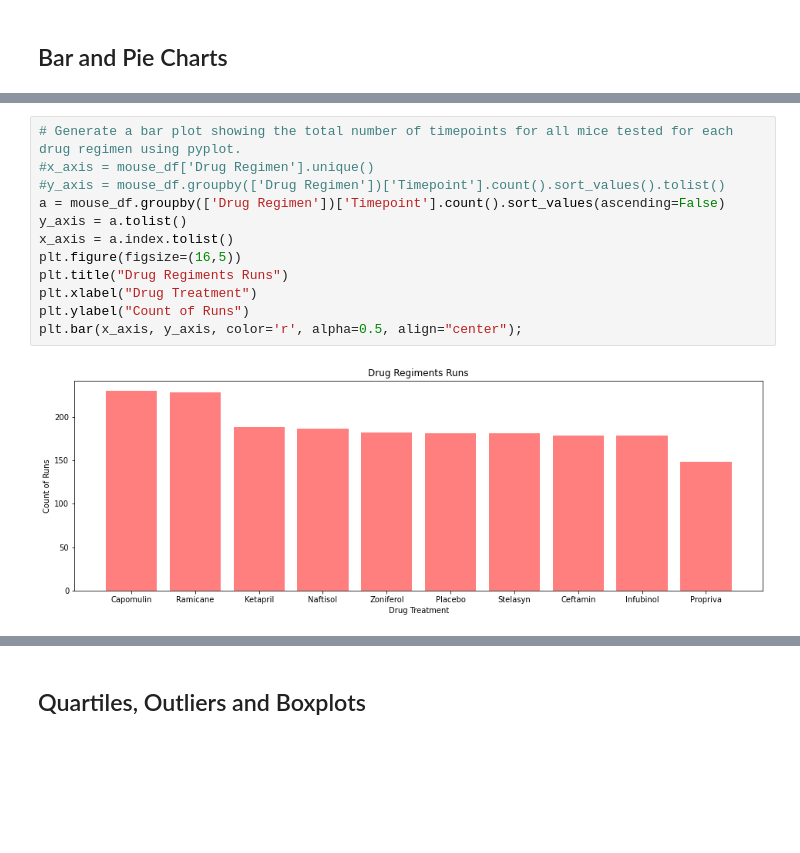
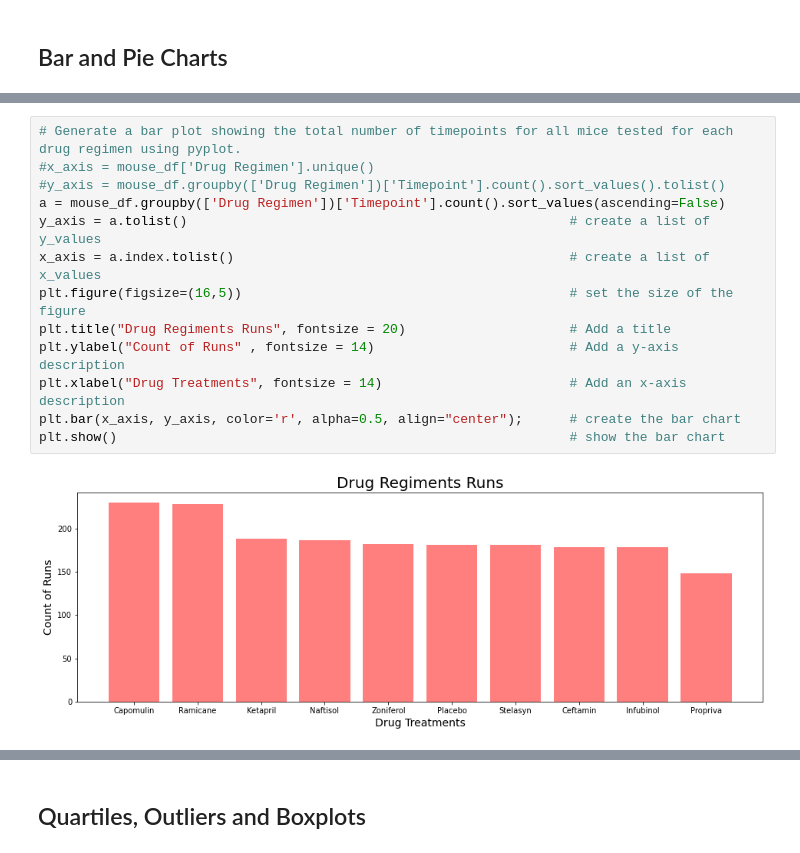
Before and after one commit to JeffPinegar/Python_ManCeuticals, a Jupyter notebook: JSP Pymaceuticals.ipynb, the cells around one changed output, grey strips where cells are left out. Cells and saved outputs as stored; diff of their text form; blank space fills up the shorter version.

```diff
--- a/JSP Pymaceuticals.ipynb
+++ b/JSP Pymaceuticals.ipynb
@@ -185,17 +183,18 @@ Text(0.5, 0, 'Drug Treatments')
 # %%
 # Generate a bar plot showing the total number of timepoints for all mice tested for each drug regimen using pyplot.
 #x_axis = mouse_df['Drug Regimen'].unique()
 #y_axis = mouse_df.groupby(['Drug Regimen'])['Timepoint'].count().sort_values().tolist()
 a = mouse_df.groupby(['Drug Regimen'])['Timepoint'].count().sort_values(ascending=False)
-y_axis = a.tolist()
-x_axis = a.index.tolist()
-plt.figure(figsize=(16,5))
-plt.title("Drug Regiments Runs")
-plt.xlabel("Drug Treatment")
-plt.ylabel("Count of Runs")
-plt.bar(x_axis, y_axis, color='r', alpha=0.5, align="center");
+y_axis = a.tolist()                                                 # create a list of y_values
+x_axis = a.index.tolist()                                           # create a list of x_values
+plt.figure(figsize=(16,5))                                          # set the size of the figure
+plt.title("Drug Regiments Runs", fontsize = 20)                     # Add a title
+plt.ylabel("Count of Runs" , fontsize = 14)                         # Add a y-axis description
+plt.xlabel("Drug Treatments", fontsize = 14)                        # Add an x-axis description
+plt.bar(x_axis, y_axis, color='r', alpha=0.5, align="center");      # create the bar chart
+plt.show()                                                          # show the bar chart
 # %% [output]
-[figure, old version]
+[figure, new version]
 # %%
 # Generate a pie plot showing the distribution of female versus male mice using Pandas
 mouse_df.groupby(['Sex'])['Mouse ID'].count().plot(kind='pie',
```
Also changed, not shown: parts of 19 cells of this notebook.
